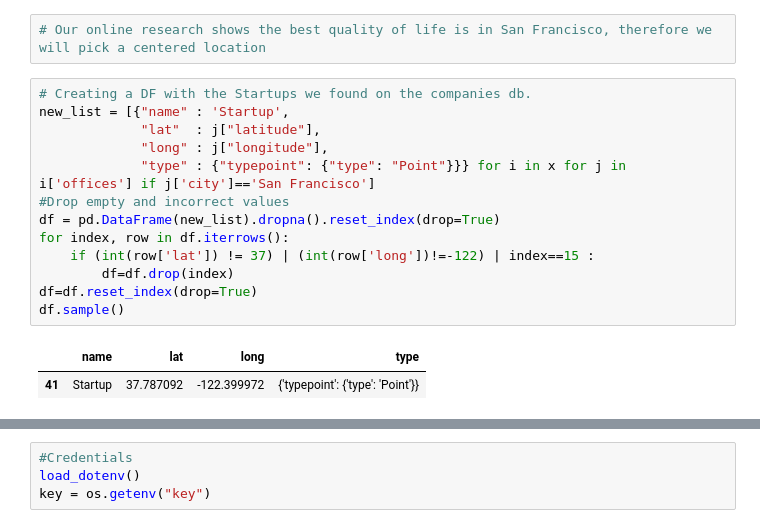
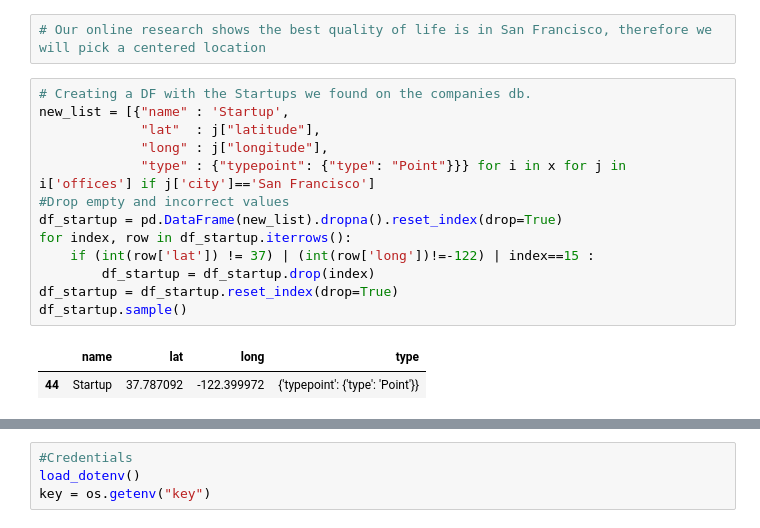
Before and after one commit to nico-stan/Project-III, a Jupyter notebook: Filtering company.ipynb, the cells around one changed output, grey strips where cells are left out. Saved outputs shown, nothing was run; the diff lists cells and outputs as text.

```diff
--- a/Filtering company.ipynb
+++ b/Filtering company.ipynb
@@ -280,19 +280,19 @@ loneigh.find_one()
  'Enfield']
 # %%
 # Our online research shows the best quality of life is in San Francisco, therefore we will pick a centered location
-# %%
-# Creating a DF with the Startups we found on the companies db.
-new_list = [{"name" : 'Startup',
-             "lat"  : j["latitude"],
-             "long" : j["longitude"],
-             "type" : {"typepoint": {"type": "Point"}}} for i in x for j in i['offices'] if j['city']=='San Francisco']
-#Drop empty and incorrect values
-df = pd.DataFrame(new_list).dropna().reset_index(drop=True)
-for index, row in df.iterrows():
-    if (int(row['lat']) != 37) | (int(row['long'])!=-122) | index==15 :
-        df=df.drop(index)
-df=df.reset_index(drop=True)
-df.sample()
-# %% [output]
-|  | name | lat | long | type |
-| 41 | Startup | 37.787092 | -122.399972 | {'typepoint': {'type': 'Point'}} |
+# %%
+# Creating a DF with the Startups we found on the companies db.
+new_list = [{"name" : 'Startup',
+             "lat"  : j["latitude"],
+             "long" : j["longitude"],
+             "type" : {"typepoint": {"type": "Point"}}} for i in x for j in i['offices'] if j['city']=='San Francisco']
+#Drop empty and incorrect values
+df_startup = pd.DataFrame(new_list).dropna().reset_index(drop=True)
+for index, row in df_startup.iterrows():
+    if (int(row['lat']) != 37) | (int(row['long'])!=-122) | index==15 :
+        df_startup = df_startup.drop(index)
+df_startup = df_startup.reset_index(drop=True)
+df_startup.sample()
+# %% [output]
+|  | name | lat | long | type |
+| 44 | Startup | 37.787092 | -122.399972 | {'typepoint': {'type': 'Point'}} |
```
Also changed, not shown: parts of 9 cells of this notebook.
